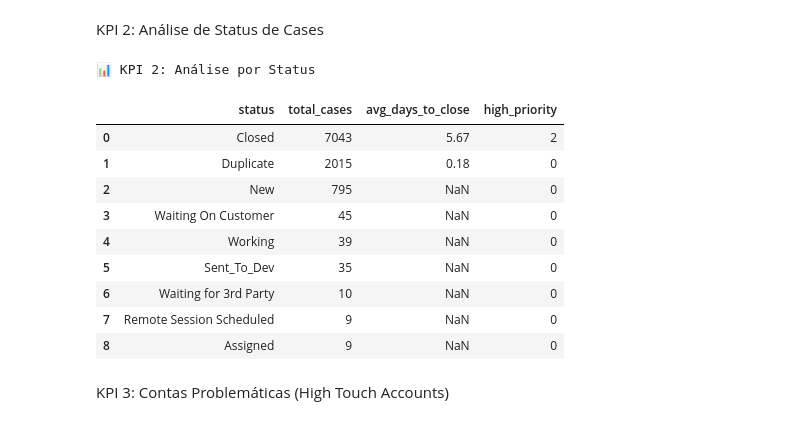
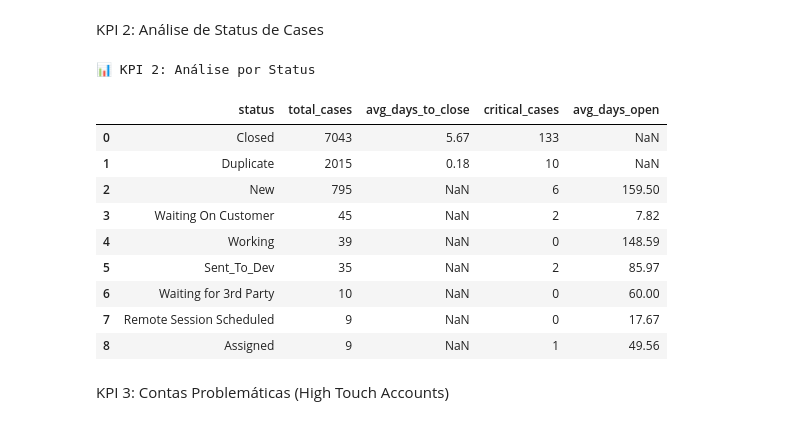
Before and after one commit to alex3ai/globalvision-challenge, a Jupyter notebook: notebooks/analysis_walkthrough.ipynb, the cells around one changed output. Saved outputs shown, nothing was run; the diff lists cells and outputs as text; code cells hidden in the pictures.

```diff
--- a/notebooks/analysis_walkthrough.ipynb
+++ b/notebooks/analysis_walkthrough.ipynb
@@ -356,34 +356,44 @@ KPI 2: Análise de Status de Cases
 # %%
 # Célula 9: Distribuição de Status
 query_status = """
 SELECT
     c.case_status as status,
     COUNT(c.case_sfid) as total_cases,
+    -- Tempo de resolução para casos FECHADOS
     ROUND(AVG(JULIANDAY(c.case_closed_date) - JULIANDAY(c.case_created_date)), 2) as avg_days_to_close,
-    COUNT(CASE WHEN c.case_priority = 'High' THEN 1 END) as high_priority
+    -- Contagem de Críticos (High + Urgent)
+    COUNT(CASE WHEN c.case_priority IN ('High', 'Urgent') THEN 1 END) as critical_cases,
+    -- Idade média (Backlog) para casos ABERTOS (considerando 'hoje' como 2025-01-09)
+    ROUND(AVG(
+        CASE
+            WHEN c.case_closed_date IS NULL
+            THEN JULIANDAY('2025-01-09') - JULIANDAY(c.case_created_date)
+            ELSE NULL
+        END
+    ), 2) as avg_days_open
 FROM
     cases c
 GROUP BY
     c.case_status
 ORDER BY
-    total_cases DESC
+    total_cases DESC;
 """
 
 df_status_metrics = pd.read_sql(query_status, conn)
 print("📊 KPI 2: Análise por Status")
 display(df_status_metrics)
 # %% [output]
 📊 KPI 2: Análise por Status
-|  | status | total_cases | avg_days_to_close | high_priority |
-| 0 | Closed | 7043 | 5.67 | 2 |
-| 1 | Duplicate | 2015 | 0.18 | 0 |
-| 2 | New | 795 | NaN | 0 |
-| 3 | Waiting On Customer | 45 | NaN | 0 |
-| 4 | Working | 39 | NaN | 0 |
-| 5 | Sent_To_Dev | 35 | NaN | 0 |
-| 6 | Waiting for 3rd Party | 10 | NaN | 0 |
-| 7 | Remote Session Scheduled | 9 | NaN | 0 |
-| 8 | Assigned | 9 | NaN | 0 |
+|  | status | total_cases | avg_days_to_close | critical_cases | avg_days_open |
+| 0 | Closed | 7043 | 5.67 | 133 | NaN |
+| 1 | Duplicate | 2015 | 0.18 | 10 | NaN |
+| 2 | New | 795 | NaN | 6 | 159.50 |
+| 3 | Waiting On Customer | 45 | NaN | 2 | 7.82 |
+| 4 | Working | 39 | NaN | 0 | 148.59 |
+| 5 | Sent_To_Dev | 35 | NaN | 2 | 85.97 |
+| 6 | Waiting for 3rd Party | 10 | NaN | 0 | 60.00 |
+| 7 | Remote Session Scheduled | 9 | NaN | 0 | 17.67 |
+| 8 | Assigned | 9 | NaN | 1 | 49.56 |
 # %% [markdown]
 KPI 3: Contas Problemáticas (High Touch Accounts)
 # %%
```
Also changed, not shown: parts of 4 cells of this notebook, 1 other file.
